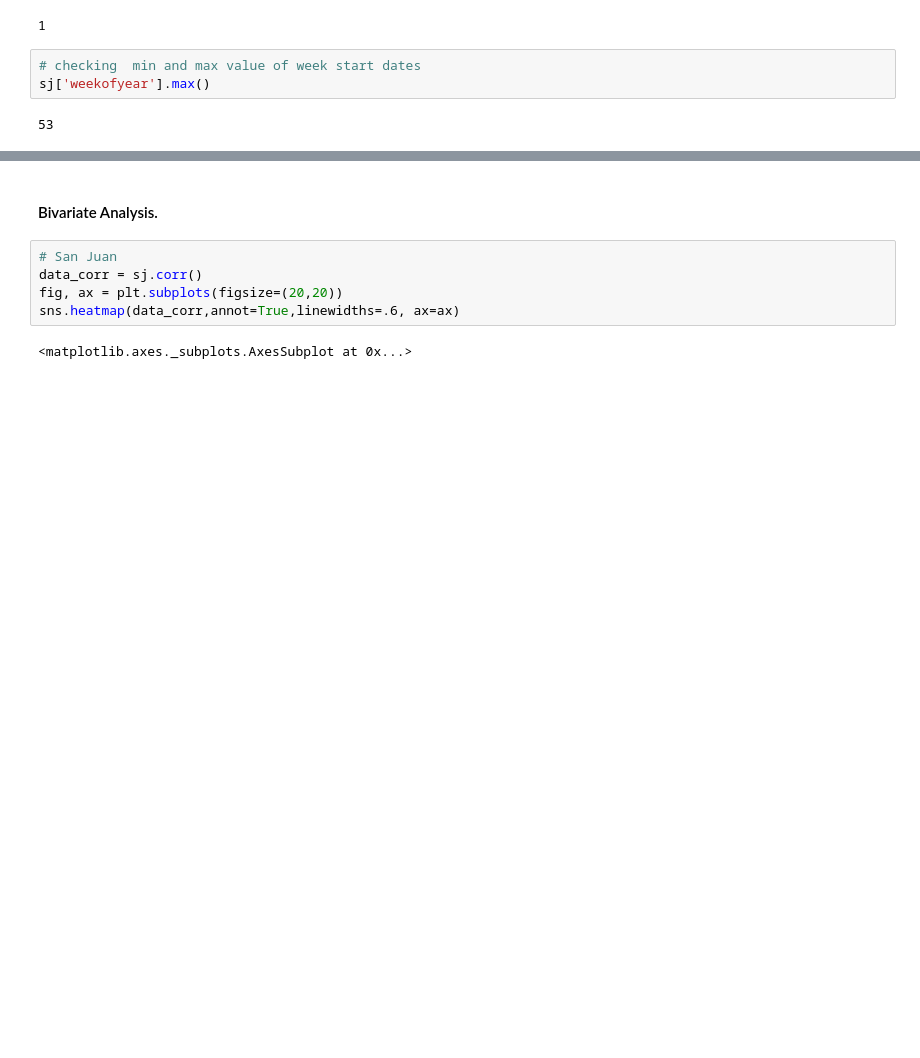
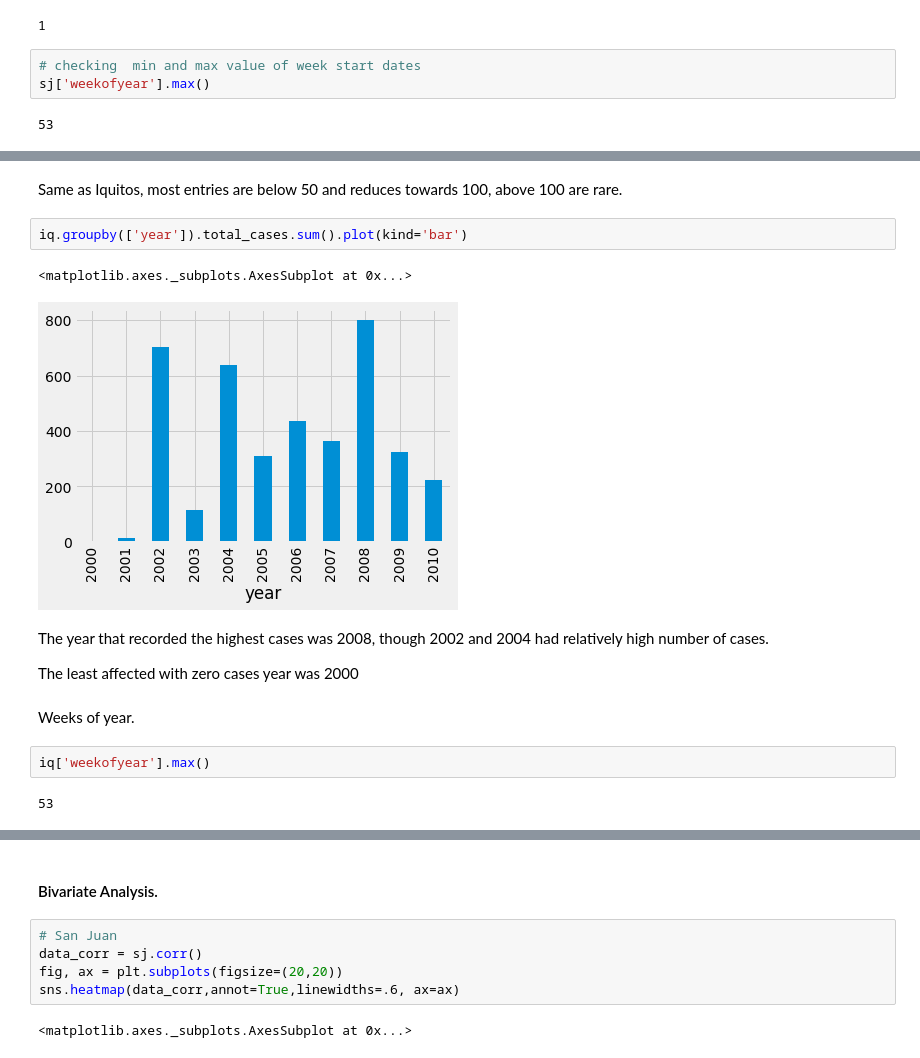
Before and after one commit to Mjcherono/Predicting-Disease-Spread, a Jupyter notebook: dengue.ipynb, the cells around one changed output, grey strips where cells are left out. Drawn from its saved outputs; the diff is of its cells as text; blank space fills up the shorter version.

```diff
--- a/dengue.ipynb
+++ b/dengue.ipynb
@@ -490,0 +547,17 @@ Most parts of this city are rocky.
+# %% [markdown]
+Same as Iquitos, most entries are below 50 and reduces towards 100, above 100 are rare.
+# %%
+iq.groupby(['year']).total_cases.sum().plot(kind='bar')
+# %% [output]
+<matplotlib.axes._subplots.AxesSubplot at 0x...>
+[figure, added]
+# %% [markdown]
+The year that recorded the highest cases was 2008, though 2002 and 2004 had relatively high number of cases.
+
+The least affected with  zero cases year was 2000
+# %% [markdown]
+Weeks of year.
+# %%
+iq['weekofyear'].max()
+# %% [output]
+53
```
Also changed, not shown: parts of 30 cells of this notebook.
